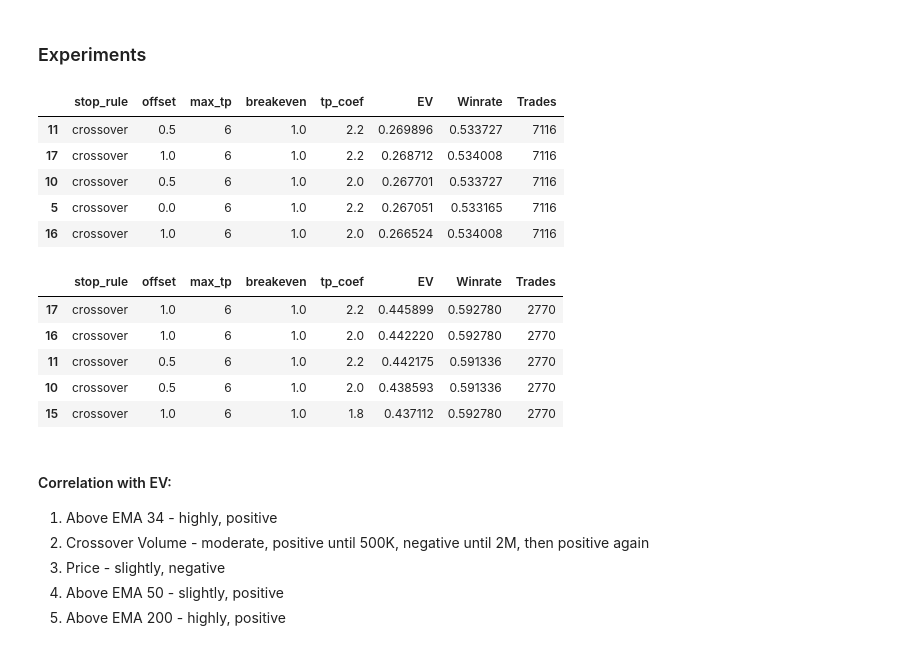
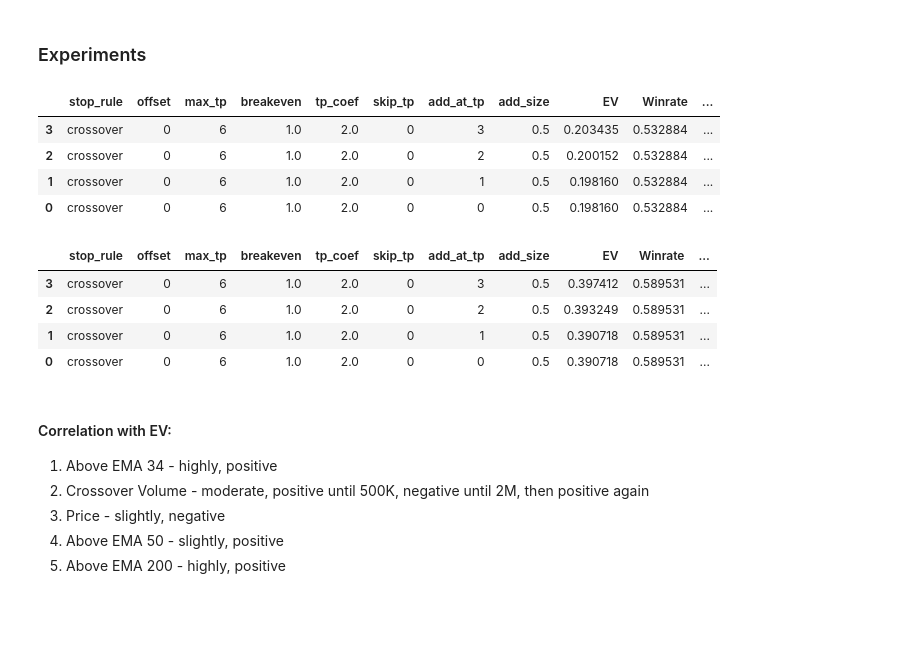
Before and after one commit to i-osipchyk/ema-crossover, a Jupyter notebook: analysis.ipynb, the cells around one changed output. Drawn from its saved outputs; the diff is of its cells as text; code cells hidden in the pictures; blank space fills up the shorter version.

Commit message:
added simple scaling up to position sizing grid search, fixed bugs

```diff
--- a/analysis.ipynb
+++ b/analysis.ipynb
@@ -443,7 +443,7 @@ def simulate_trades(df, short_ema, long_ema, stop_rule, sl_offset_pc, max_tp, be
         tp_levels = [entry_price + (i + 1) * risk for i in range(max_tp)]
         # tp_sizes = [1.0 / max_tp] * max_tp  # Position sizes for each TP level
         # tp_sizes = tp_distribution(max_tp, coefficient=tp_coef)  # Position sizes for each TP level
-        be_price = entry_price + be_level * risk if be_level > 0 else None
+        be_price = entry_price # + be_level * risk if be_level > 0 else None
 
         # Set other trade parameters
         trade['Datetime'] = entry_day["Datetime"]
@@ -625,9 +643,9 @@ def add_indicators_to_trades(trades_df, historical_data_dict):
 # %%
 # Define parameter grid
 stop_rules = ["crossover"] # crossover is the best option
-offsets = [0.0, 0.5, 1.0] # not a big impact
+offsets = [0] # not a big impact, should experiment with higher range
 tp_levels = [6] # 6 is the best option from 1 to 6, but time in the trade increases
-be_levels = [0.5, 1.0] # 1 loos the best so far
+be_levels = [1.0] # 1 loos the best so far
 
 # Run grid search across all selected stocks
 all_results = {}
@@ -646,34 +664,36 @@ group_cols = [
 
 df_exits = manage_entries_and_exits(df_exits, group_cols, skip_tp=0, tp_coef=1.0)
 # %%
-tp_coefs = [1.8, 2.0, 2.2] # best values above 2.0, then low impact
+tp_coefs = [2.0,] # best values above 2.0, then low impact
+skip_tps = [0]
+add_at_tps = [0, 1, 2, 3]
+add_sizes = [0.5]
 position_grid_df = pd.DataFrame()
 
-for tp_coef in tp_coefs:
-    df_exits_temp = manage_entries_and_exits(df_exits, group_cols, skip_tp=0, tp_coef=tp_coef)
+for skip_tp, tp_coef, add_at_tp, add_size in itertools.product(skip_tps, tp_coefs, add_at_tps, add_sizes):
+    df_exits_temp = manage_entries_and_exits(df_exits, group_cols, skip_tp=skip_tp, tp_coef=tp_coef, add_at_tp=add_at_tp, add_size=add_size)
     position_grid_df = pd.concat([position_grid_df, df_exits_temp], ignore_index=True)
 # %%
-tp_col = True
-group_cols = group_cols + (["tp_coef"] if tp_col else [])
+tp_grid = True
+group_cols = group_cols + (["tp_coef", "skip_tp", "add_at_tp", "add_size"] if tp_grid else [])
 
 trades_df = position_grid_df.groupby(group_cols).apply(aggregate_trade).reset_index()
 # %%
 trades_df_historical = add_indicators_to_trades(trades_df, selected_stock_data)
 # %%
 summary = trades_df_historical.groupby(
-    ["stop_rule", "offset", "max_tp", "breakeven", "tp_coef"]
+    ["stop_rule", "offset", "max_tp", "breakeven", "tp_coef", "skip_tp", "add_at_tp", "add_size"]
 ).agg(EV=("R_Multiple", "mean"),
        Winrate=("Return%", lambda x: (x > 0).mean()),
        Trades=("Return%", "count")).reset_index().sort_values(by="EV", ascending=False)
 
 summary.head()
 # %% [output]
-|  | stop_rule | offset | max_tp | breakeven | tp_coef | EV | Winrate | Trades |
-| 11 | crossover | 0.5 | 6 | 1.0 | 2.2 | 0.269896 | 0.533727 | 7116 |
-| 17 | crossover | 1.0 | 6 | 1.0 | 2.2 | 0.268712 | 0.534008 | 7116 |
-| 10 | crossover | 0.5 | 6 | 1.0 | 2.0 | 0.267701 | 0.533727 | 7116 |
-| 5 | crossover | 0.0 | 6 | 1.0 | 2.2 | 0.267051 | 0.533165 | 7116 |
-| 16 | crossover | 1.0 | 6 | 1.0 | 2.0 | 0.266524 | 0.534008 | 7116 |
+|  | stop_rule | offset | max_tp | breakeven | tp_coef | skip_tp | add_at_tp | add_size | EV | Winrate | ... |
+| 3 | crossover | 0 | 6 | 1.0 | 2.0 | 0 | 3 | 0.5 | 0.203435 | 0.532884 | ... |
+| 2 | crossover | 0 | 6 | 1.0 | 2.0 | 0 | 2 | 0.5 | 0.200152 | 0.532884 | ... |
+| 1 | crossover | 0 | 6 | 1.0 | 2.0 | 0 | 1 | 0.5 | 0.198160 | 0.532884 | ... |
+| 0 | crossover | 0 | 6 | 1.0 | 2.0 | 0 | 0 | 0.5 | 0.198160 | 0.532884 | ... |
 # %%
 min_crossover_vol = 500_000 # minimum volume at crossover
 min_price = 20 # minimum entry price
@@ -688,19 +708,18 @@ trades_df_historical_filtered = trades_df_historical[
 ]
 
 summary_filtered = trades_df_historical_filtered.groupby(
-    ["stop_rule", "offset", "max_tp", "breakeven", "tp_coef"]
+    ["stop_rule", "offset", "max_tp", "breakeven", "tp_coef", "skip_tp", "add_at_tp", "add_size"]
 ).agg(EV=("R_Multiple", "mean"),
        Winrate=("Return%", lambda x: (x > 0).mean()),
        Trades=("Return%", "count")).reset_index().sort_values(by="EV", ascending=False)
 
-summary_filtered.head()
+summary_filtered.head(10)
 # %% [output]
-|  | stop_rule | offset | max_tp | breakeven | tp_coef | EV | Winrate | Trades |
-| 17 | crossover | 1.0 | 6 | 1.0 | 2.2 | 0.445899 | 0.592780 | 2770 |
-| 16 | crossover | 1.0 | 6 | 1.0 | 2.0 | 0.442220 | 0.592780 | 2770 |
-| 11 | crossover | 0.5 | 6 | 1.0 | 2.2 | 0.442175 | 0.591336 | 2770 |
-| 10 | crossover | 0.5 | 6 | 1.0 | 2.0 | 0.438593 | 0.591336 | 2770 |
-| 15 | crossover | 1.0 | 6 | 1.0 | 1.8 | 0.437112 | 0.592780 | 2770 |
+|  | stop_rule | offset | max_tp | breakeven | tp_coef | skip_tp | add_at_tp | add_size | EV | Winrate | ... |
+| 3 | crossover | 0 | 6 | 1.0 | 2.0 | 0 | 3 | 0.5 | 0.397412 | 0.589531 | ... |
+| 2 | crossover | 0 | 6 | 1.0 | 2.0 | 0 | 2 | 0.5 | 0.393249 | 0.589531 | ... |
+| 1 | crossover | 0 | 6 | 1.0 | 2.0 | 0 | 1 | 0.5 | 0.390718 | 0.589531 | ... |
+| 0 | crossover | 0 | 6 | 1.0 | 2.0 | 0 | 0 | 0.5 | 0.390718 | 0.589531 | ... |
 # %% [markdown]
 #### Correlation with EV:
 1. Above EMA 34 - highly, positive
```
Also changed, not shown: parts of 1 cell of this notebook.
